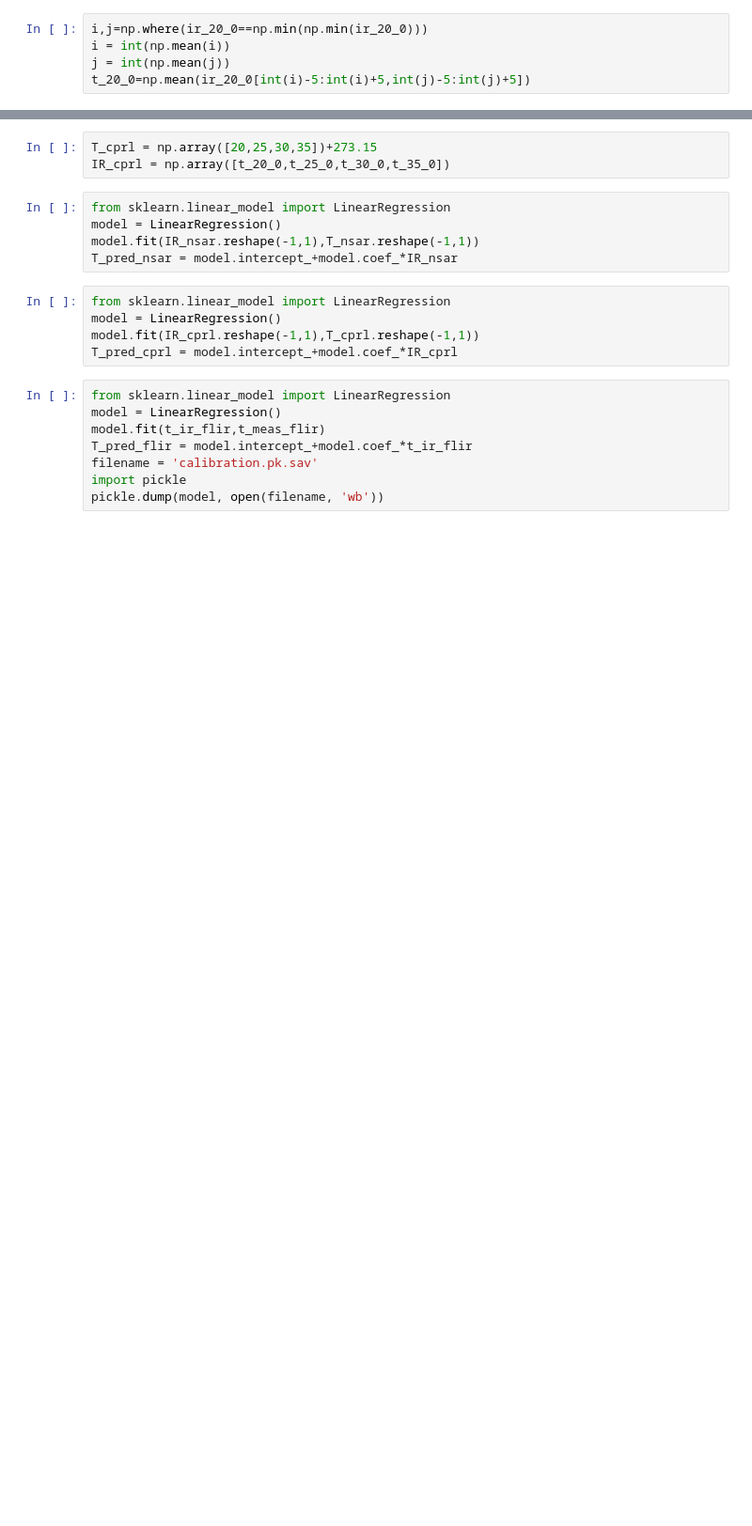
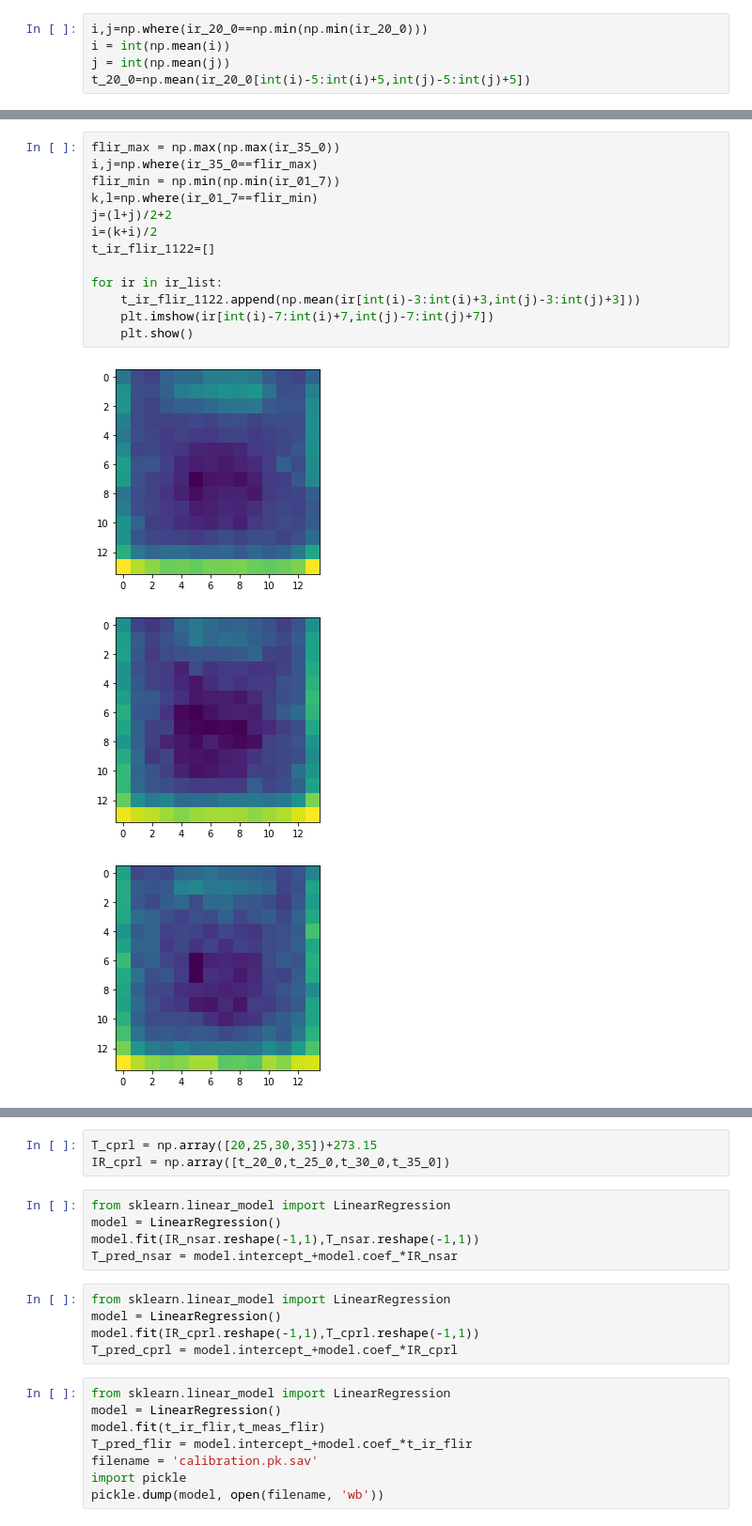
Before and after one commit to cafltar/CookIRCamET, a Jupyter notebook: cal.ipynb, the cells around one changed output, grey strips where cells are left out. Shown at 94% size. Drawn from its saved outputs; the diff is of its cells as text; blank space fills up the shorter version.

```diff
--- a/cal.ipynb
+++ b/cal.ipynb
@@ -220,0 +200,17 @@ IR_nsar = np.array([t_5_9,t_7_0,t_7_2,t_7_5,t_35_4,t_36_2,t_37_1,t_38_0,t_39_4])
+# %%
+flir_max = np.max(np.max(ir_35_0))
+i,j=np.where(ir_35_0==flir_max)
+flir_min = np.min(np.min(ir_01_7))
+k,l=np.where(ir_01_7==flir_min)
+j=(l+j)/2+2
+i=(k+i)/2
+t_ir_flir_1122=[]
+
+for ir in ir_list:
+    t_ir_flir_1122.append(np.mean(ir[int(i)-3:int(i)+3,int(j)-3:int(j)+3]))
+    plt.imshow(ir[int(i)-7:int(i)+7,int(j)-7:int(j)+7])
+    plt.show()
+# %% [output]
+[figure, added]
+[figure, added]
+[figure, added]
```
Also changed, not shown: parts of 17 cells of this notebook, 2 other files.
